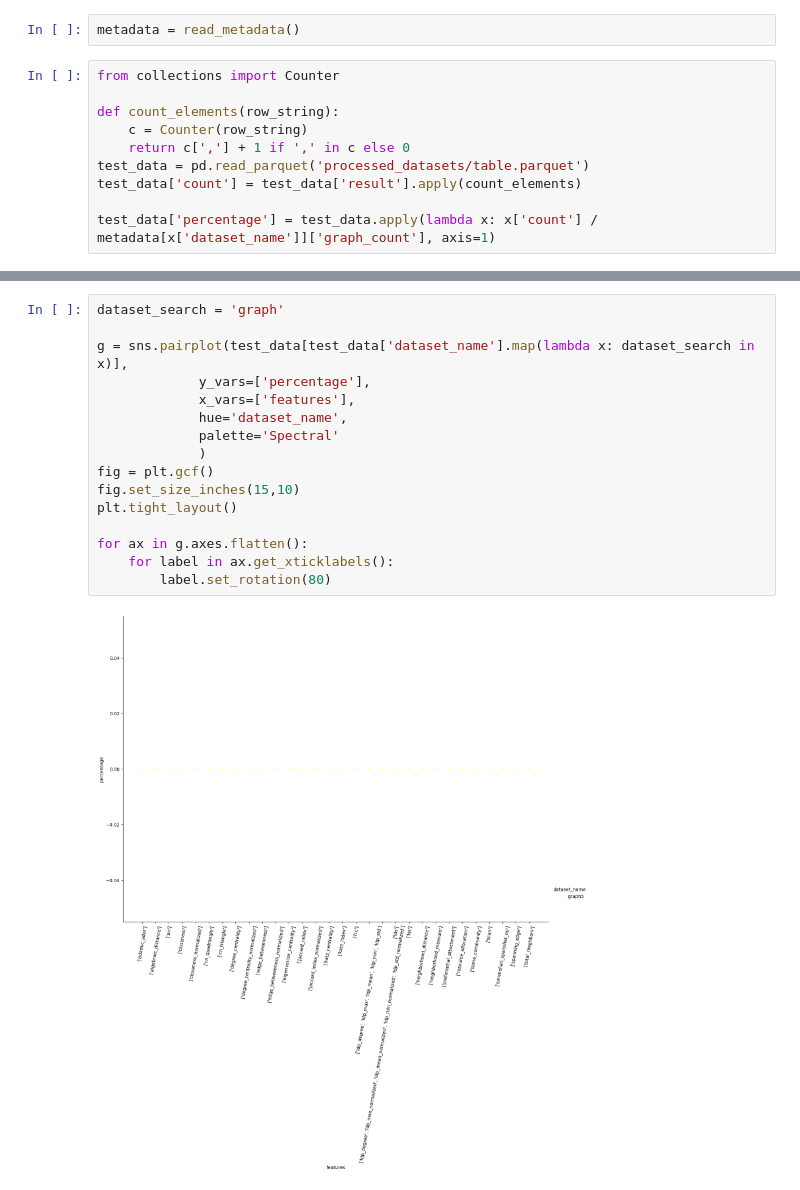
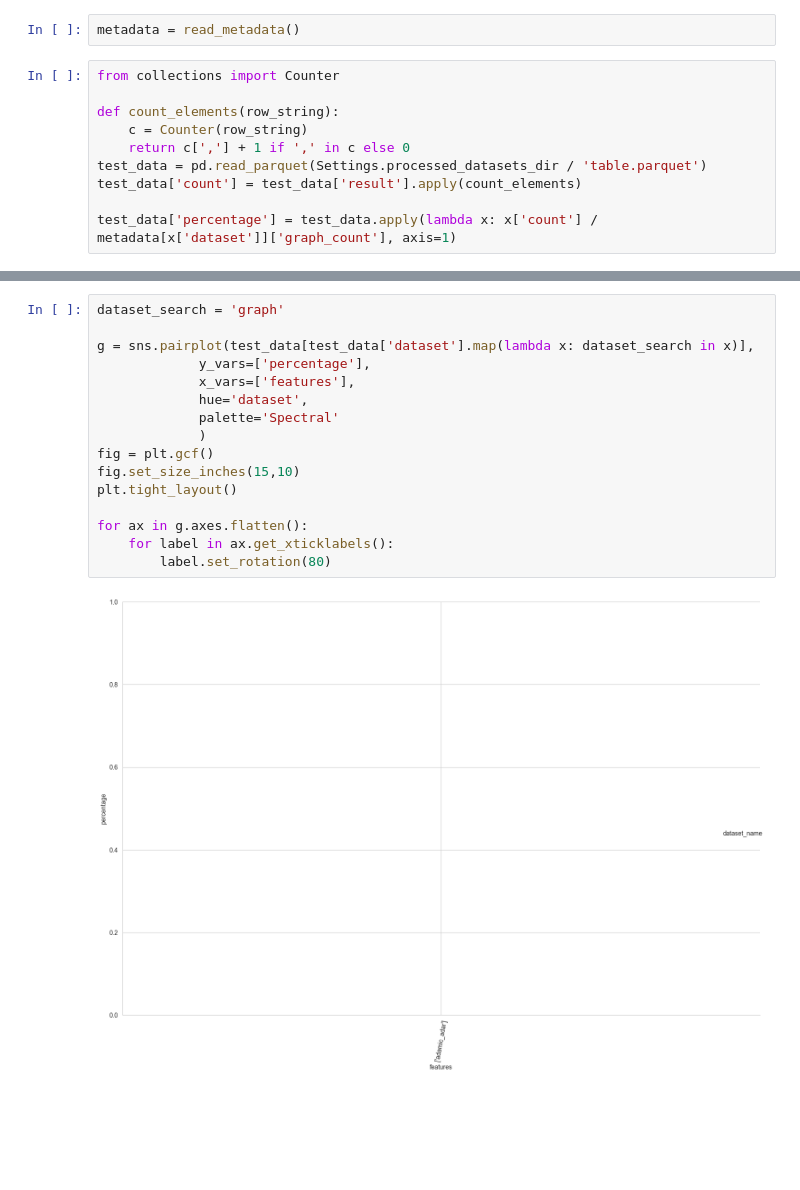
Before and after one commit to Kujonick/Analysis-of-graph-topological-descriptors-for-the-graph-isomorphism-problem, a Jupyter notebook: notebooks/tests.ipynb, the cells around one changed output, grey strips where cells are left out. Saved outputs shown, nothing was run; the diff lists cells and outputs as text; blank space fills up the shorter version.

Commit message:
added `dataset` class

```diff
--- a/notebooks/tests.ipynb
+++ b/notebooks/tests.ipynb
@@ -81,10 +85,10 @@ from collections import Counter
 def count_elements(row_string):
     c = Counter(row_string)
     return c[','] + 1 if ',' in c else 0
-test_data = pd.read_parquet('processed_datasets/table.parquet')
+test_data = pd.read_parquet(Settings.processed_datasets_dir / 'table.parquet')
 test_data['count'] = test_data['result'].apply(count_elements)
 
-test_data['percentage'] = test_data.apply(lambda x: x['count'] / metadata[x['dataset_name']]['graph_count'], axis=1)
+test_data['percentage'] = test_data.apply(lambda x: x['count'] / metadata[x['dataset']]['graph_count'], axis=1)
 # %%
 test_data = test_data.reset_index(drop=True)
 test_data
@@ -115,19 +119,19 @@ Index(['features', 'dataset_name', 'result', 'count', 'percentage'], dtype='obje
 # %%
 dataset_search = 'graph'
 
-g = sns.pairplot(test_data[test_data['dataset_name'].map(lambda x: dataset_search in x)],
+g = sns.pairplot(test_data[test_data['dataset'].map(lambda x: dataset_search in x)],
              y_vars=['percentage'],
              x_vars=['features'],
-             hue='dataset_name',
+             hue='dataset',
              palette='Spectral'
              )
 fig = plt.gcf()
 fig.set_size_inches(15,10)
 plt.tight_layout()
 
 for ax in g.axes.flatten():
     for label in ax.get_xticklabels():
         label.set_rotation(80)
 # %% [output]
-[figure, old version]
+[figure, new version]
 # %%
```
Also changed, not shown: parts of 6 cells of this notebook, 5 other files.
